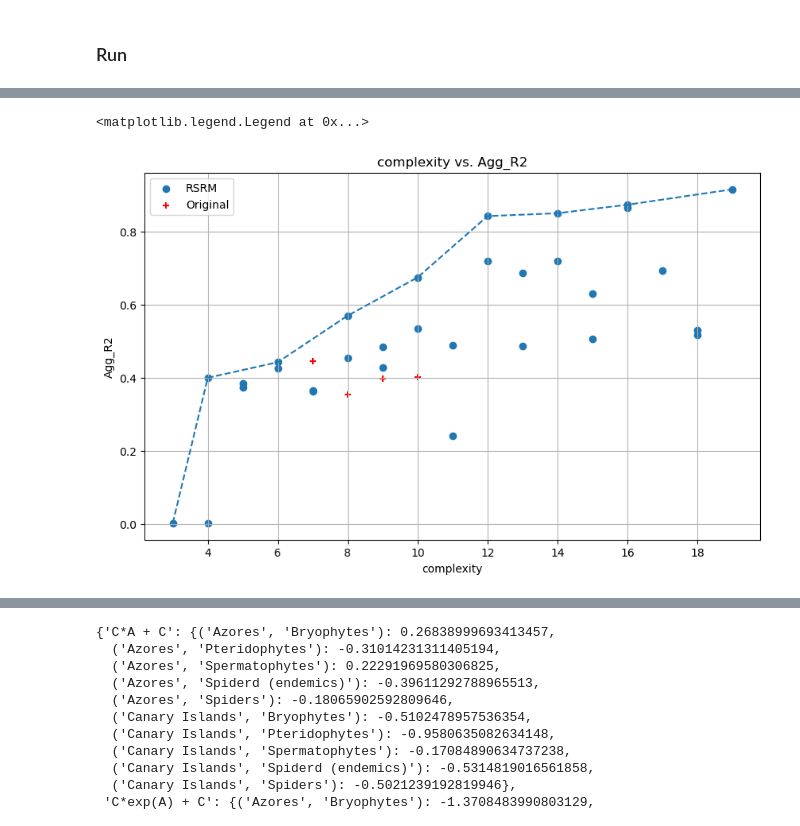
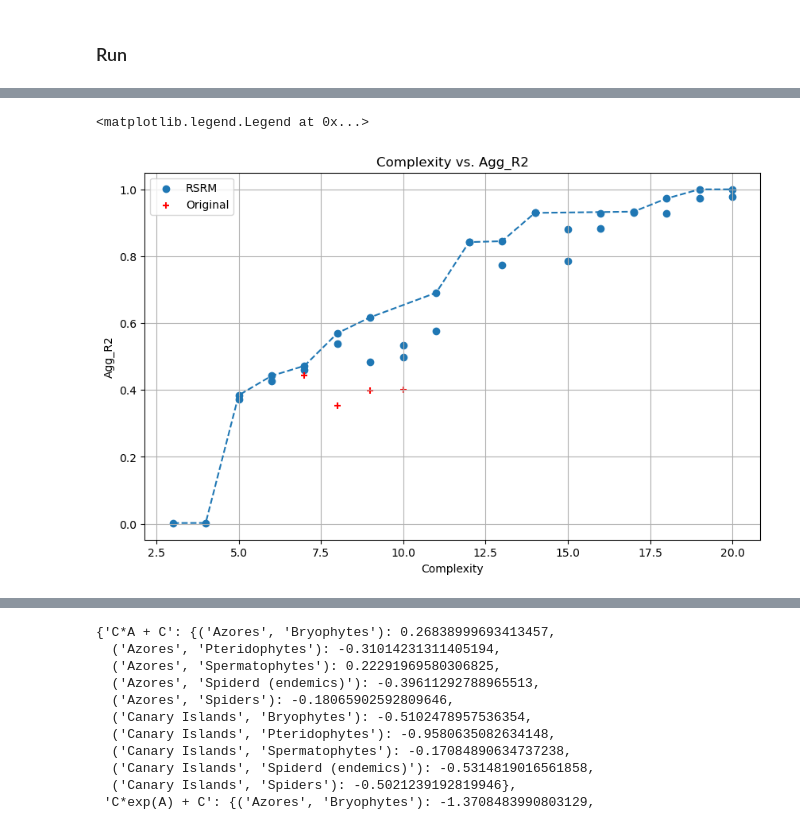
Before and after one commit to 1-0-GO/Thesis, a Jupyter notebook: notebook_GDM.ipynb, the cells around one changed output, grey strips where cells are left out. Cells and saved outputs as stored; diff of their text form; code cells hidden in the pictures.

```diff
--- a/notebook_GDM.ipynb
+++ b/notebook_GDM.ipynb
@@ -103,14 +103,15 @@ def replace_numeric_parameters(equation):
     return re.sub(pattern, 'C', equation)
 # %%
 rsrm_output = 'RSRM/output/'
-run_file_name = 'multirun_20250610_074208.csv'
+run_file_name = 'multirun_28_first.csv'
 df = pd.read_csv(rsrm_output + run_file_name)
 df = df.drop(df[df['complexity'] == 0].index)
 df['equation'] = df['equation'].apply(lambda x: x.replace('X1', 'A').replace('X2', 'T'))
 df['equation'] = df['equation'].apply(replace_numeric_parameters)
 df['complexity'] = df['equation'].apply(count_weighted_operations)
+df = df[df['complexity'] <= 20]
 equations_considered = df['equation']
-df['run'] = df.groupby(['left_out_archipelago', 'left_out_species']).ngroup() + 1
+# df['run'] = df.groupby(['left_out_archipelago', 'left_out_species']).ngroup() + 1
 # %% [markdown]
 ### Run
 # %%
@@ -238,15 +256,15 @@ Canary Islands & 10 & 5 & 4 & 1 \\
 # %%
 tt = 'Agg_R2'
 greater_is_better = True
 def transform_df(df):
-    df = df.sort_values(by=f'{tt}').drop_duplicates(subset='equation').sort_values(by=['complexity', tt], ascending=[True, False]).groupby('complexity').head(2).reset_index(drop=True)
-    df = df[df['complexity'] > 1]
+    df = df.sort_values(by=f'{tt}').drop_duplicates(subset='Equation').sort_values(by=['Complexity', tt], ascending=[True, False]).groupby('Complexity').head(2).reset_index(drop=True)
+    df = df[df['Complexity'] > 1]
     df = df[df[f'{tt}'] > -1]
     df = df[df[f'{tt}'] < 1]
     return df
-plot_pareto_frontier([('RSRM', transform_df(df2))], 'complexity', tt, scatter=True, minimize_y=False)
+plot_pareto_frontier([('RSRM', transform_df(df_new_eqs))], 'Complexity', tt, scatter=True, minimize_y=False)
 plt.scatter(df_original_eqs['Complexity'], df_original_eqs[tt], marker='+', color='red', label='Original')
 plt.legend()
 # %% [output]
 <matplotlib.legend.Legend at 0x...>
-[figure, old version]
+[figure, new version]
```
Also changed, not shown: parts of 14 cells of this notebook, 3 other files.
